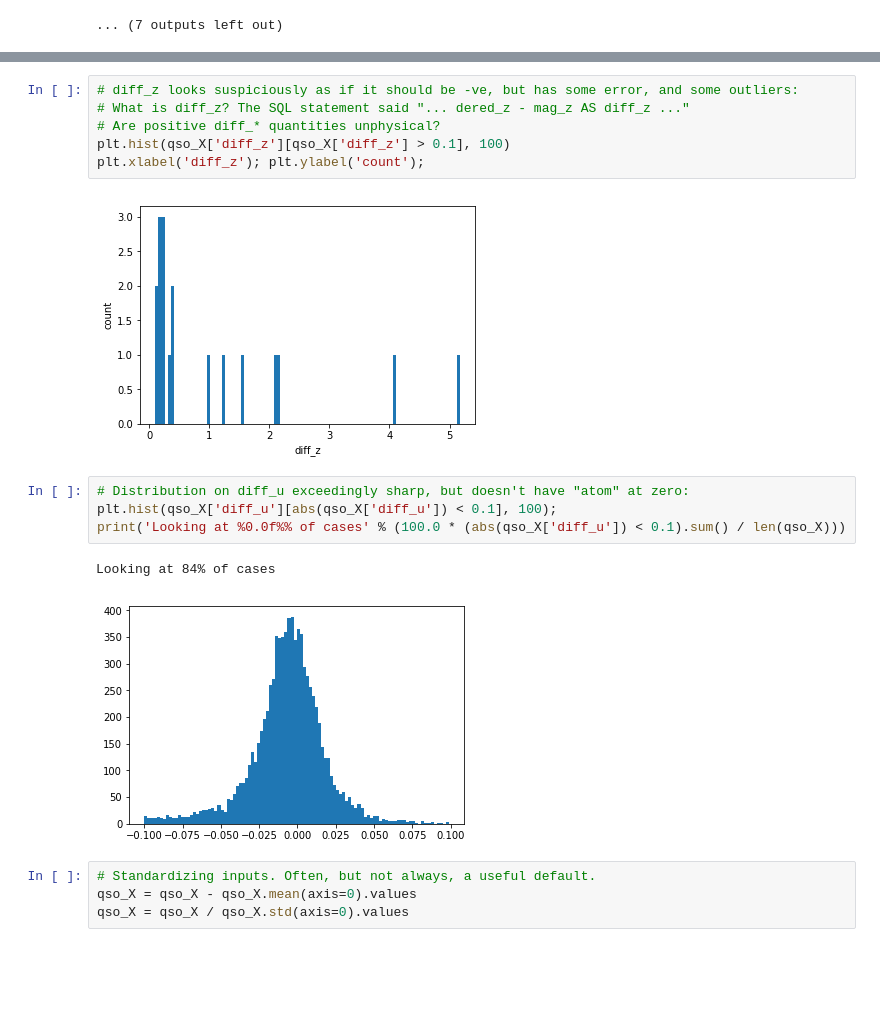
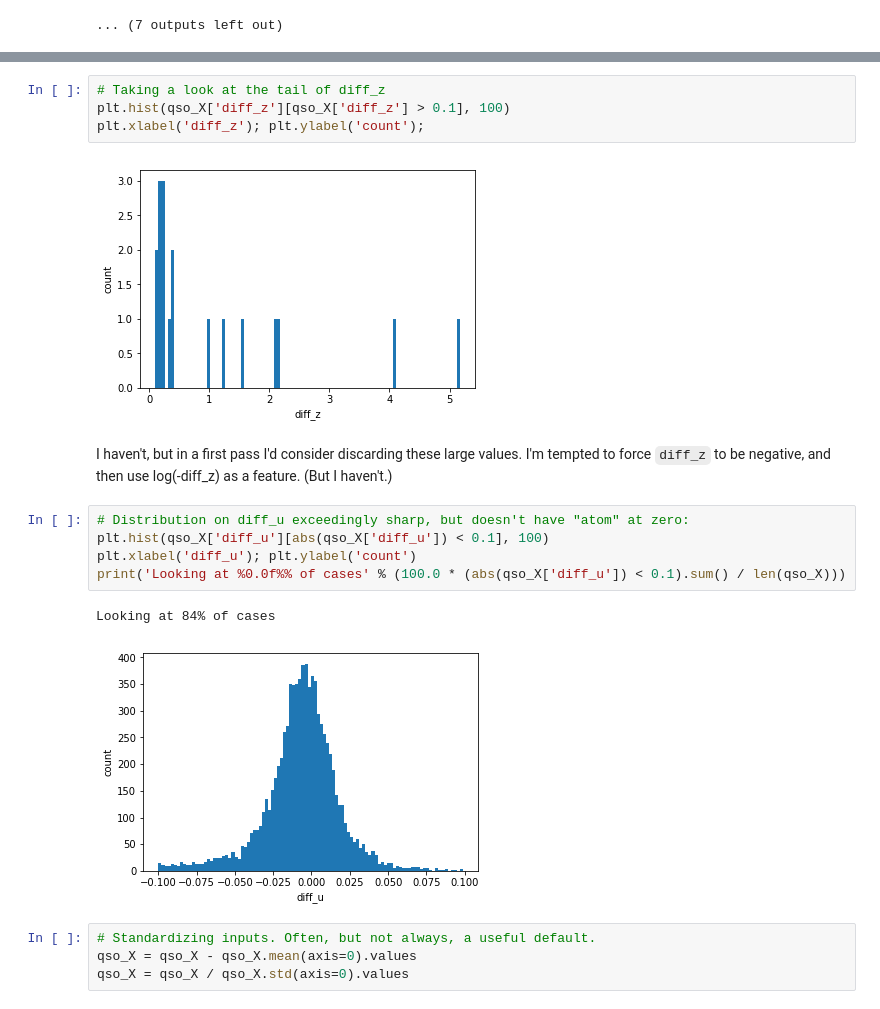
Before and after one commit to AstroHackWeek/AstroHackWeek2018, a Jupyter notebook: day3_machine_learning/getting_starting/SDSS_first_ML_play.ipynb, the cells around one changed output, grey strips where cells are left out. Cells and saved outputs as stored; diff of their text form; blank space fills up the shorter version.

```diff
--- a/day3_machine_learning/getting_starting/SDSS_first_ML_play.ipynb
+++ b/day3_machine_learning/getting_starting/SDSS_first_ML_play.ipynb
@@ -139,18 +173,19 @@ for col in qso_X.columns:
 # %%
-# diff_z looks suspiciously as if it should be -ve, but has some error, and some outliers:
-# What is diff_z? The SQL statement said "... dered_z - mag_z AS diff_z ..."
-# Are positive diff_* quantities unphysical?
+# Taking a look at the tail of diff_z
 plt.hist(qso_X['diff_z'][qso_X['diff_z'] > 0.1], 100)
 plt.xlabel('diff_z'); plt.ylabel('count');
 # %% [output]
 [figure]
+# %% [markdown]
+I haven't, but in a first pass I'd consider discarding these large values. I'm tempted to force `diff_z` to be negative, and then use log(-diff_z) as a feature. (But I haven't.)
 # %%
 # Distribution on diff_u exceedingly sharp, but doesn't have "atom" at zero:
-plt.hist(qso_X['diff_u'][abs(qso_X['diff_u']) < 0.1], 100);
+plt.hist(qso_X['diff_u'][abs(qso_X['diff_u']) < 0.1], 100)
+plt.xlabel('diff_u'); plt.ylabel('count')
 print('Looking at %0.0f%% of cases' % (100.0 * (abs(qso_X['diff_u']) < 0.1).sum() / len(qso_X)))
 # %% [output]
 Looking at 84% of cases
-[figure, old version]
+[figure, new version]
 # %%
 # Standardizing inputs. Often, but not always, a useful default.
 qso_X = qso_X - qso_X.mean(axis=0).values
```
Also changed, not shown: parts of 21 cells of this notebook, 1 other file.
